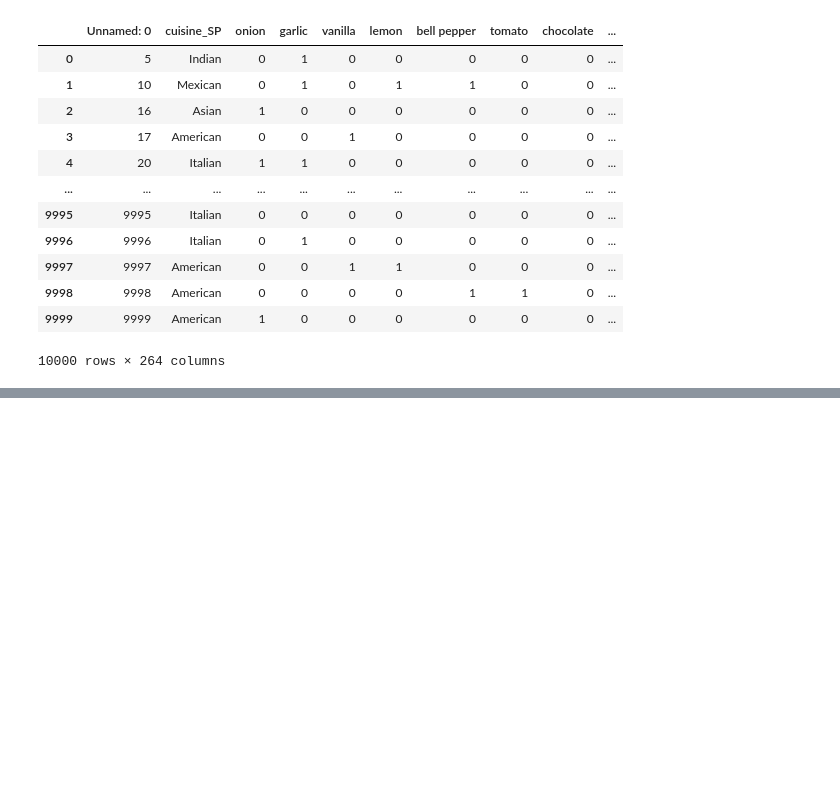
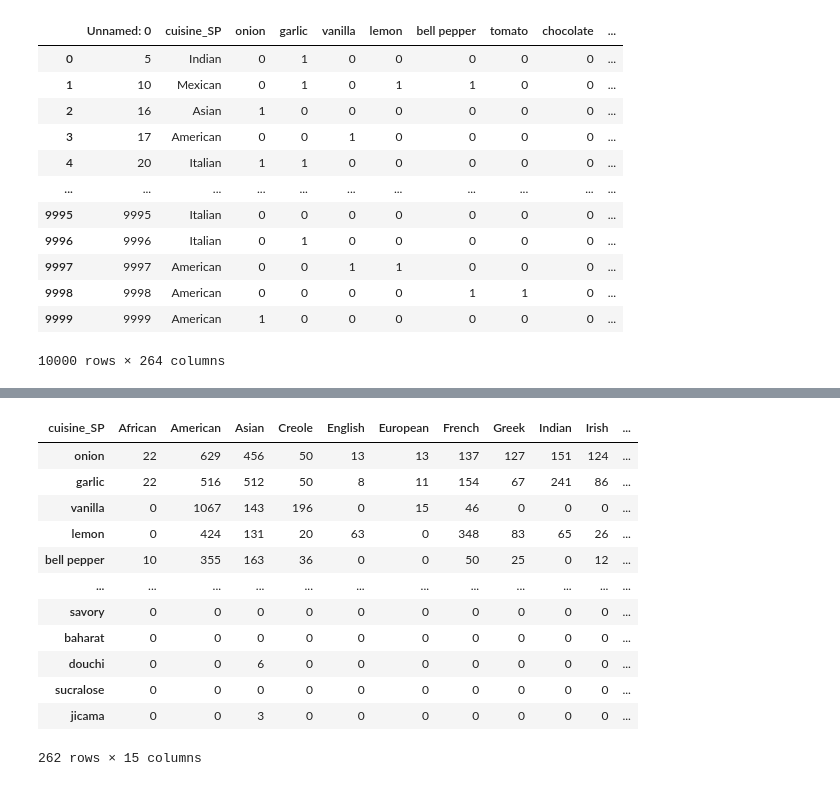
Before and after one commit to ccwillmore/Recipe_project, a Jupyter notebook: Random_forests_models/DashboardData.ipynb, the cells around one changed output, grey strips where cells are left out. Cells and saved outputs as stored; diff of their text form; code cells hidden in the pictures; blank space fills up the shorter version.

```diff
--- a/Random_forests_models/DashboardData.ipynb
+++ b/Random_forests_models/DashboardData.ipynb
@@ -92,0 +120,16 @@ new_df.to_csv("all_cuisines.csv")
+# %%
+td_transpose.drop(["Unnamed: 0"], axis=0)
+# %% [output]
+| cuisine_SP | African | American | Asian | Creole | English | European | French | Greek | Indian | Irish | ... |
+| onion | 22 | 629 | 456 | 50 | 13 | 13 | 137 | 127 | 151 | 124 | ... |
+| garlic | 22 | 516 | 512 | 50 | 8 | 11 | 154 | 67 | 241 | 86 | ... |
+| vanilla | 0 | 1067 | 143 | 196 | 0 | 15 | 46 | 0 | 0 | 0 | ... |
+| lemon | 0 | 424 | 131 | 20 | 63 | 0 | 348 | 83 | 65 | 26 | ... |
+| bell pepper | 10 | 355 | 163 | 36 | 0 | 0 | 50 | 25 | 0 | 12 | ... |
+| ... | ... | ... | ... | ... | ... | ... | ... | ... | ... | ... | ... |
+| savory | 0 | 0 | 0 | 0 | 0 | 0 | 0 | 0 | 0 | 0 | ... |
+| baharat | 0 | 0 | 0 | 0 | 0 | 0 | 0 | 0 | 0 | 0 | ... |
+| douchi | 0 | 0 | 6 | 0 | 0 | 0 | 0 | 0 | 0 | 0 | ... |
+| sucralose | 0 | 0 | 0 | 0 | 0 | 0 | 0 | 0 | 0 | 0 | ... |
+| jicama | 0 | 0 | 3 | 0 | 0 | 0 | 0 | 0 | 0 | 0 | ... |
+262 rows × 15 columns
```
Also changed, not shown: parts of 7 cells of this notebook.
